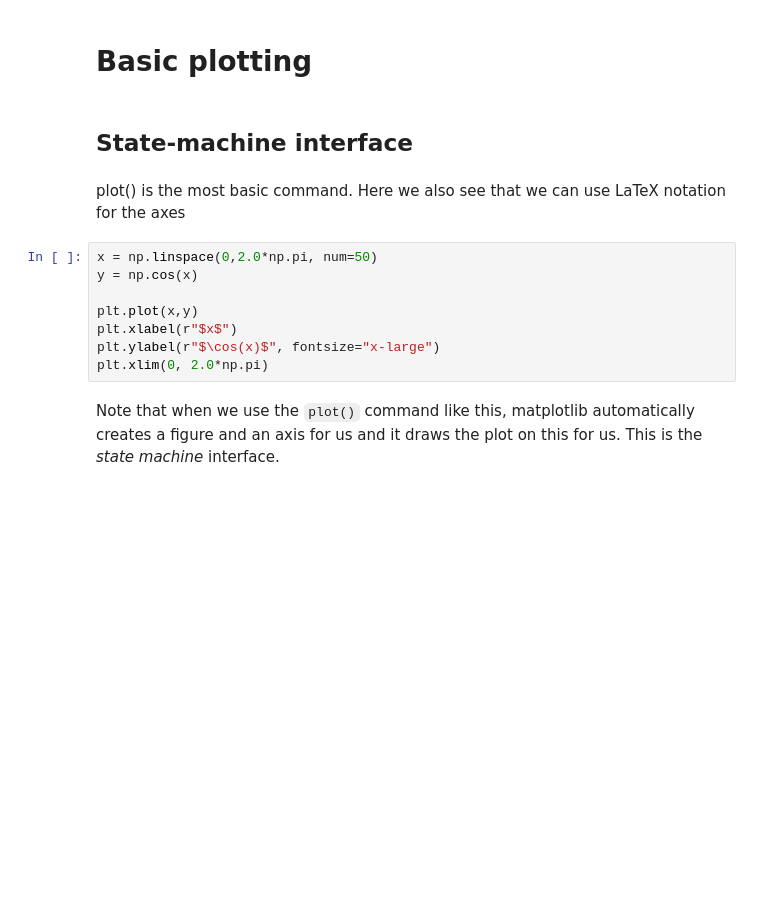
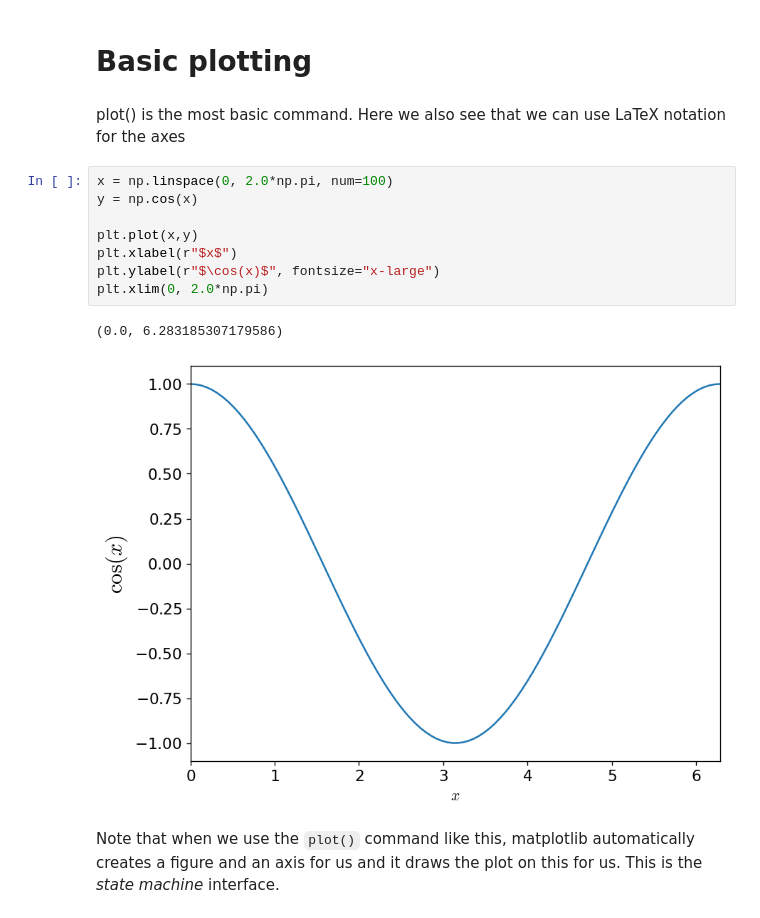
Before and after one commit to sbu-phy-ast-reu/reu-python-tutorial, a Jupyter notebook: content/04-python-matplotlib/matplotlib-basics.ipynb, the cells around one changed output. Cells and saved outputs as stored; diff of their text form; blank space fills up the shorter version.

```diff
--- a/content/04-python-matplotlib/matplotlib-basics.ipynb
+++ b/content/04-python-matplotlib/matplotlib-basics.ipynb
@@ -70,18 +56,19 @@ Interactive backends: pygtk, wxpython, tkinter, ...
 Hardcopy backends: PNG, PDF, PS, SVG, ...
 # %% [markdown]
 # Basic plotting
-# %% [markdown]
-## State-machine interface
 # %% [markdown]
 plot() is the most basic command.  Here we also see that we can use LaTeX notation for the axes
 # %%
-x = np.linspace(0,2.0*np.pi, num=50)
+x = np.linspace(0, 2.0*np.pi, num=100)
 y = np.cos(x)
 
 plt.plot(x,y)
 plt.xlabel(r"$x$")
 plt.ylabel(r"$\cos(x)$", fontsize="x-large")
 plt.xlim(0, 2.0*np.pi)
+# %% [output]
+(0.0, 6.283185307179586)
+[figure, added]
 # %% [markdown]
 Note that when we use the `plot()` command like this, matplotlib automatically creates a figure and an axis for us and it draws the plot on this for us.  This is the _state machine_ interface.
 # %% [markdown]
```
Also changed, not shown: parts of 37 cells of this notebook, 2 other files.
